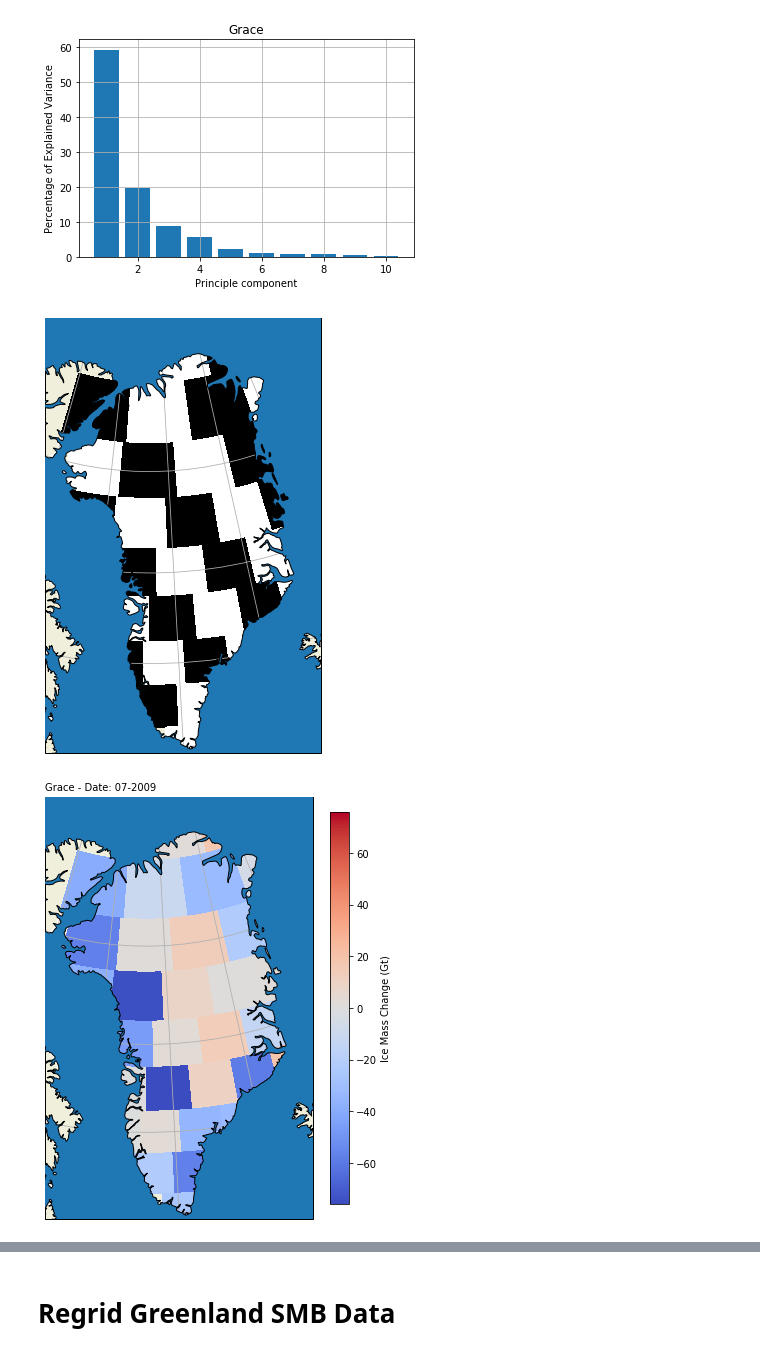
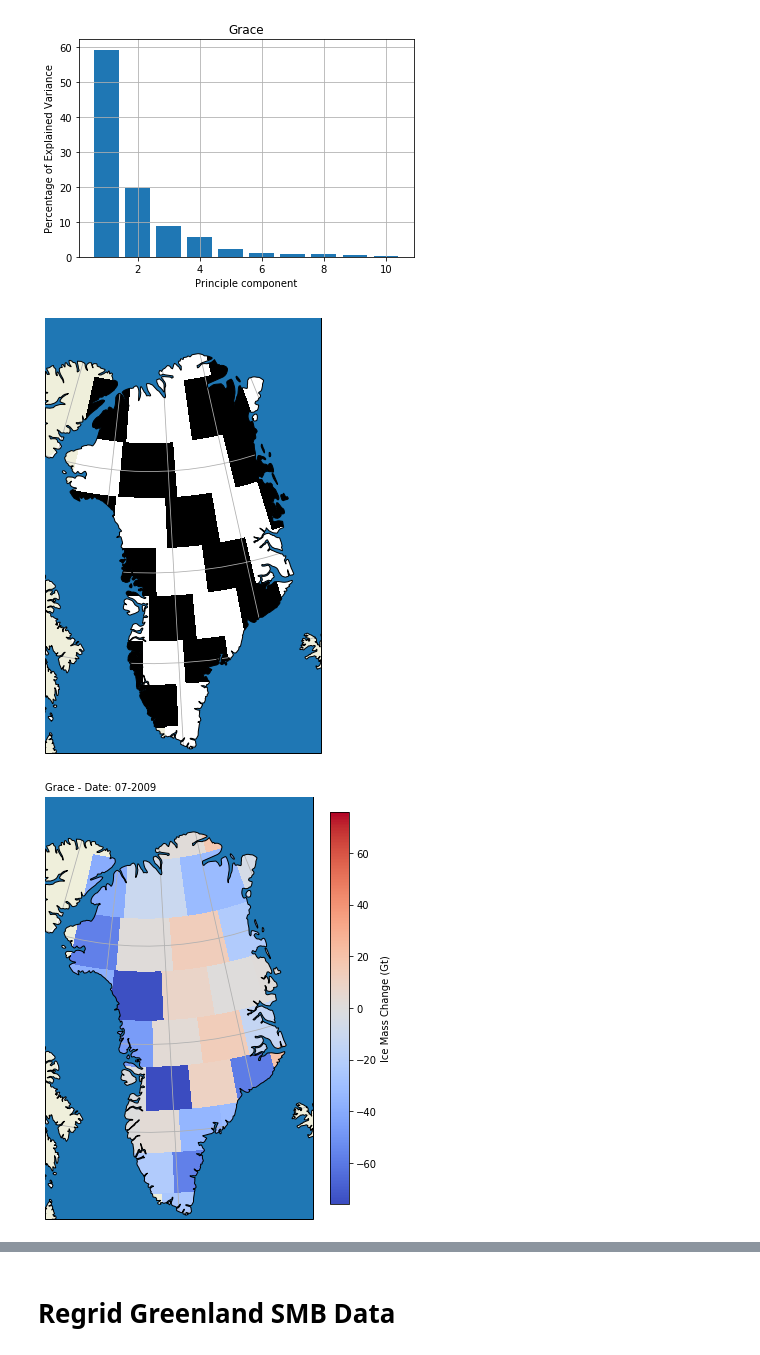
Before and after one commit to AdriaanGr/MAIO_project, a Jupyter notebook: MAIO_project2.ipynb, the cells around one changed output, grey strips where cells are left out. Drawn from its saved outputs; the diff is of its cells as text; code cells hidden in the pictures.

```diff
--- a/MAIO_project2.ipynb
+++ b/MAIO_project2.ipynb
@@ -239,7 +239,7 @@ for i in range(lamda.shape[0]):
 lat = 360/(2*np.pi)*teta-1.5
 #lon = 360/(2*np.pi)*lamda
 # %%
-def rebin_data(data, lats, irr_lons, true_color=True):
+def rebin_data(data, lats, irr_lons, true_color=True, lat_bounds=None, lon_bounds=None):
     rl_sz = irr_lons[0].size
     new_sz = 721
     lonspace = np.linspace(0,360,new_sz)
@@ -342,31 +342,52 @@ def rebin_data(data, lats, irr_lons, true_color=True):
         mask[k,-1] = mask[k,0]
     assert(rlons is not None)
     XV, YV = np.meshgrid(lonspace, -lats)
-    return XV, YV, np.ma.array(fit, mask=mask)
+
+    up_i, low_i = (0, YV.shape[0])
+    left_i, right_i = (0, XV.shape[1])
+    if lat_bounds is not None:
+        assert len(lat_bounds) == 2, "Invalid latitudinal bounds"
+        assert lat_bounds[0] > lat_bounds[1]
+        up_i = np.argwhere(YV.T[0] < lat_bounds[0])[0,0]
+        low_i = np.argwhere(YV.T[0] > lat_bounds[1])[-1,0]
+    if lon_bounds is not None:
+        assert len(lon_bounds) == 2, "Invalid longitudinal bounds"
+        assert lon_bounds[1] > lon_bounds[0]
+        left_i = np.argwhere(XV[0] > lon_bounds[0])[0,0]
+        right_i = np.argwhere(XV[0] < lon_bounds[1])[-1,0]
+    return (XV[up_i:low_i,left_i:right_i],
+            YV[up_i:low_i,left_i:right_i],
+            np.ma.array(fit, mask=mask)[up_i:low_i,left_i:right_i])
 
 #sdata = data[:,:,1]
 year = 2009.5
 time_i = np.argmin(np.abs(grace_t - (year - 2002) * 365.25 * 86400.0))
 # %%
 # Dummy Map
-XV, YV, dumdata = rebin_data(ddata[:,0], lat, lon, False)
+XV, YV, dumdata = rebin_data(ddata[:,0], lat, lon, False, lat_bounds=(90, 50), lon_bounds=(290, 360))
+#left_i = np.argwhere(XV[0] > 290.)[0,0]
+#low_i = np.argwhere(YV.T[0] < 50)[0,0]
+#XV = XV[:low_i, left_i:]
+#YV = YV[:low_i, left_i:]
+#dumdata = dumdata[:low_i, left_i:]
+
 proj = ccrs.LambertConformal(central_latitude=90, central_longitude=310)
 
 
 f, ax = plt.subplots(figsize=(6, 8), subplot_kw=dict(projection=proj))
 cb = ax.pcolor(XV, YV, dumdata, cmap=plt.cm.binary, vmin = 0.0, vmax = 1.0, transform=ccrs.PlateCarree())
 ax.set_extent([-65, -25, 59, 85], ccrs.PlateCarree())
 ax.add_feature(cfeature.LAND)
 ax.add_feature(cfeature.NaturalEarthFeature('physical', 'ocean', '50m'), zorder=100, edgecolor='k')
 ax.gridlines()
 f.savefig("./Pictures/dummy_map.png", dpi=300)
 plt.show()
 # %% [output]
-[figure, old version]
+[figure, new version]
 # %%
 # Verbeterde Plot Routine
 _data = resample_mascons(data[0,:,0] * 86400.0, data[:,:,1], t_30days)[1]
-XV, YV, fit = rebin_data(_data[:,time_i], lat, lon)
+XV, YV, fit = rebin_data(_data[:,time_i], lat, lon, lat_bounds=(90, 50), lon_bounds=(290, 360))
 proj = ccrs.LambertConformal(central_latitude=90, central_longitude=310)
 ctim = datetime(2002, 1, 1) + timedelta(seconds=grace_t[time_i])
 #proj = ccrs.PlateCarree(central_longitude=310)
@@ -385,6 +406,6 @@ f.savefig("./Pictures/data_%s_total.png" % ctim.strftime("%m_%Y"), dpi=300)
 plt.show()
 del _data
 # %% [output]
-[figure, old version]
+[figure, new version]
 # %%
 eof_i = 1
```
Also changed, not shown: parts of 10 cells of this notebook.
